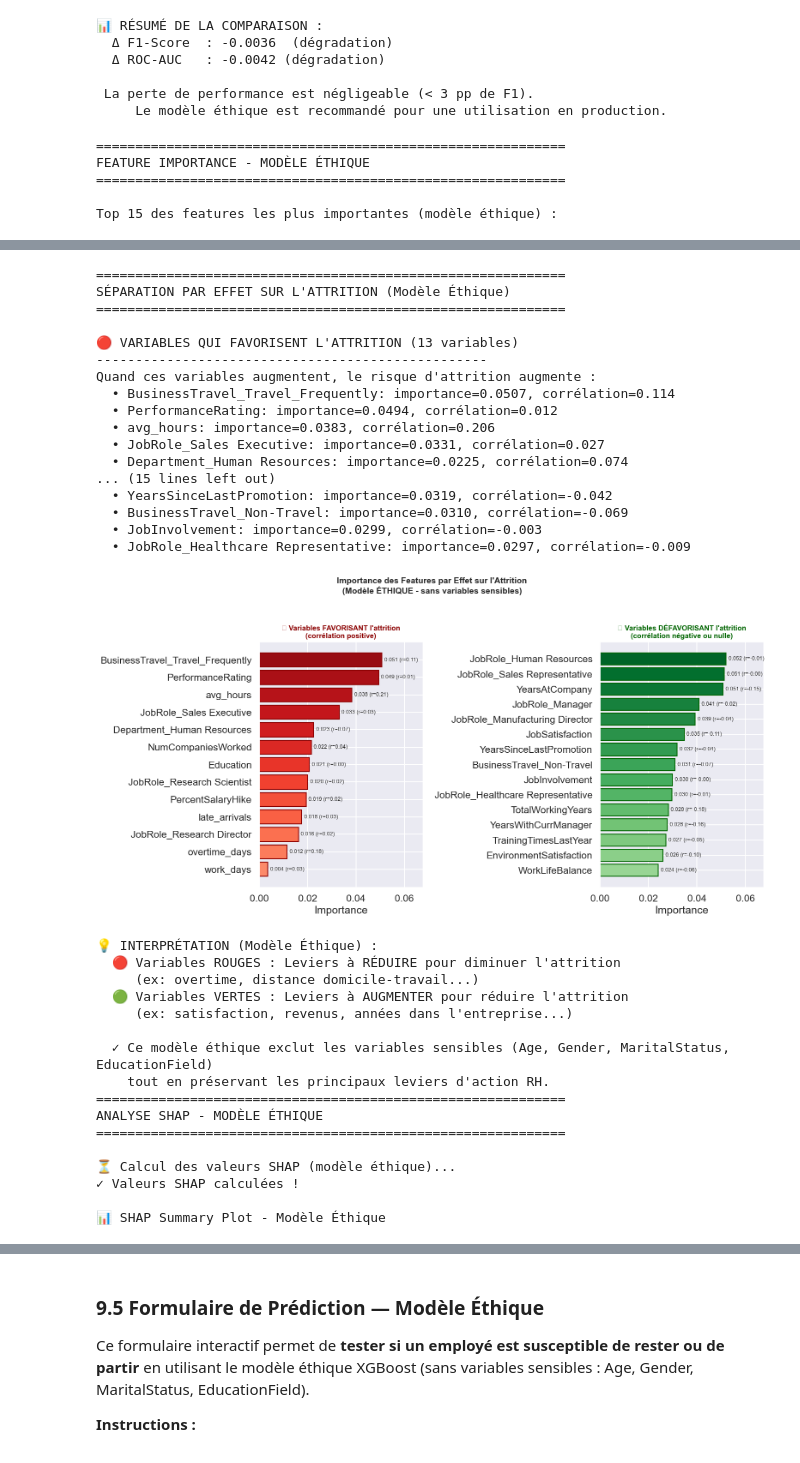
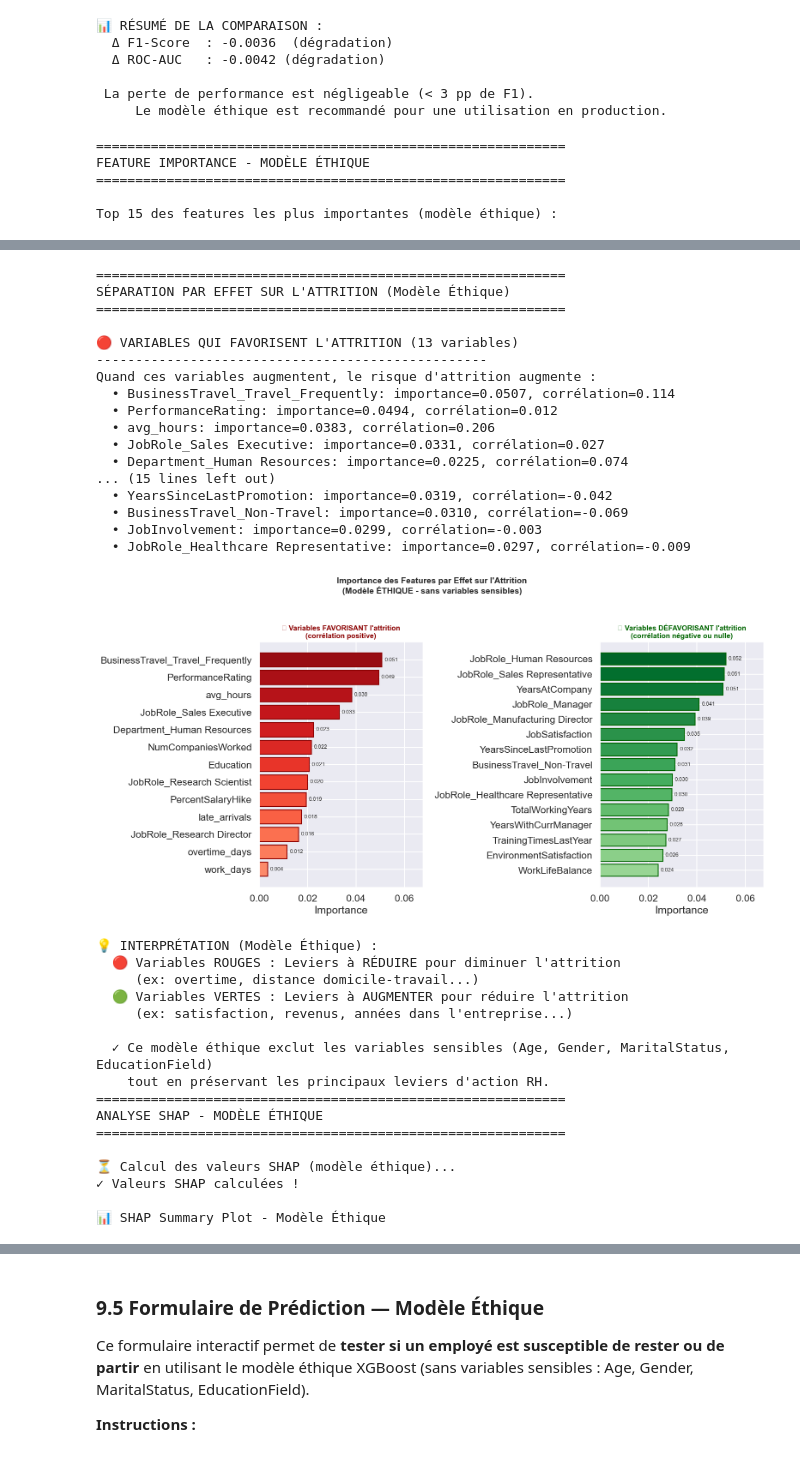
Before and after one commit to BenGuerre/cesia, a Jupyter notebook: main.ipynb, the cells around one changed output, grey strips where cells are left out. Drawn from its saved outputs; the diff is of its cells as text; code cells hidden in the pictures.

```diff
--- a/main.ipynb
+++ b/main.ipynb
@@ -2670,7 +2703,7 @@ if len(top_favorise) > 0:
     ax1.set_yticklabels(top_favorise['feature'])
     ax1.invert_yaxis()
     for i, (imp, corr) in enumerate(zip(top_favorise['importance'], top_favorise['correlation'])):
-        ax1.text(imp + 0.001, i, f'{imp:.3f} (r={corr:.2f})', va='center', fontsize=9)
+        ax1.text(imp + 0.001, i, f'{imp:.3f}', va='center', fontsize=9)
 ax1.set_xlabel('Importance')
 ax1.set_title('🔴 Variables FAVORISANT l\'attrition\n(corrélation positive)',
               fontsize=12, fontweight='bold', color='darkred')
@@ -2687,7 +2720,7 @@ if len(top_defavorise) > 0:
     ax2.set_yticklabels(top_defavorise['feature'])
     ax2.invert_yaxis()
     for i, (imp, corr) in enumerate(zip(top_defavorise['importance'], top_defavorise['correlation'])):
-        ax2.text(imp + 0.001, i, f'{imp:.3f} (r={corr:.2f})', va='center', fontsize=9)
+        ax2.text(imp + 0.001, i, f'{imp:.3f}', va='center', fontsize=9)
 ax2.set_xlabel('Importance')
 ax2.set_title('🟢 Variables DÉFAVORISANT l\'attrition\n(corrélation négative ou nulle)',
               fontsize=12, fontweight='bold', color='darkgreen')
@@ -3126,7 +3159,7 @@ if len(top_favorise_eth) > 0:
     ax1.set_yticklabels(top_favorise_eth['feature'])
     ax1.invert_yaxis()
     for i, (imp, corr) in enumerate(zip(top_favorise_eth['importance'], top_favorise_eth['correlation'])):
-        ax1.text(imp + 0.001, i, f'{imp:.3f} (r={corr:.2f})', va='center', fontsize=9)
+        ax1.text(imp + 0.001, i, f'{imp:.3f}', va='center', fontsize=9)
 ax1.set_xlabel('Importance')
 ax1.set_title('🔴 Variables FAVORISANT l\'attrition\n(corrélation positive)',
               fontsize=12, fontweight='bold', color='darkred')
@@ -3143,7 +3176,7 @@ ax2.set_yticks(range(len(top_defavorise_eth)))
 ax2.set_yticklabels(top_defavorise_eth['feature'])
 ax2.invert_yaxis()
 for i, (imp, corr) in enumerate(zip(top_defavorise_eth['importance'], top_defavorise_eth['correlation'])):
-    ax2.text(imp + 0.001, i, f'{imp:.3f} (r={corr:.2f})', va='center', fontsize=9)
+    ax2.text(imp + 0.001, i, f'{imp:.3f}', va='center', fontsize=9)
 ax2.set_xlabel('Importance')
 ax2.set_title('🟢 Variables DÉFAVORISANT l\'attrition\n(corrélation négative ou nulle)',
               fontsize=12, fontweight='bold', color='darkgreen')
@@ -3197,34 +3230,34 @@ Top 15 des features les plus importantes (modèle éthique) :
 | 9 | YearsAtCompany | 0.05 | -1.51e-01 | 🟢 Défavorise attrition |
 | 24 | BusinessTravel_Travel_Frequently | 0.05 | 1.14e-01 | 🔴 Favorise attrition |
 | 13 | PerformanceRating | 0.05 | 1.16e-02 | 🔴 Favorise attrition |
 | 32 | JobRole_Manager | 0.04 | -2.02e-02 | 🟢 Défavorise attrition |
 | 33 | JobRole_Manufacturing Director | 0.04 | -4.25e-02 | 🟢 Défavorise attrition |
 | 17 | avg_hours | 0.04 | 2.06e-01 | 🔴 Favorise attrition |
 | 15 | JobSatisfaction | 0.03 | -1.06e-01 | 🟢 Défavorise attrition |
 | 36 | JobRole_Sales Executive | 0.03 | 2.73e-02 | 🔴 Favorise attrition |
 | 10 | YearsSinceLastPromotion | 0.03 | -4.25e-02 | 🟢 Défavorise attrition |
 | 23 | BusinessTravel_Non-Travel | 0.03 | -6.92e-02 | 🟢 Défavorise attrition |
 | 12 | JobInvolvement | 0.03 | -3.04e-03 | 🟢 Défavorise attrition |
 | 29 | JobRole_Healthcare Representative | 0.03 | -9.44e-03 | 🟢 Défavorise attrition |
 | 7 | TotalWorkingYears | 0.03 | -1.77e-01 | 🟢 Défavorise attrition |
 ============================================================
 SÉPARATION PAR EFFET SUR L'ATTRITION (Modèle Éthique)
 ============================================================
 
 🔴 VARIABLES QUI FAVORISENT L'ATTRITION (13 variables)
 --------------------------------------------------
 Quand ces variables augmentent, le risque d'attrition augmente :
   • BusinessTravel_Travel_Frequently: importance=0.0507, corrélation=0.114
   • PerformanceRating: importance=0.0494, corrélation=0.012
   • avg_hours: importance=0.0383, corrélation=0.206
   • JobRole_Sales Executive: importance=0.0331, corrélation=0.027
   • Department_Human Resources: importance=0.0225, corrélation=0.074
 ... (15 lines left out)
   • YearsSinceLastPromotion: importance=0.0319, corrélation=-0.042
   • BusinessTravel_Non-Travel: importance=0.0310, corrélation=-0.069
   • JobInvolvement: importance=0.0299, corrélation=-0.003
   • JobRole_Healthcare Representative: importance=0.0297, corrélation=-0.009
-[figure, old version]
+[figure, new version]
 💡 INTERPRÉTATION (Modèle Éthique) :
   🔴 Variables ROUGES : Leviers à RÉDUIRE pour diminuer l'attrition
      (ex: overtime, distance domicile-travail...)
```
Also changed, not shown: parts of 15 cells of this notebook.
